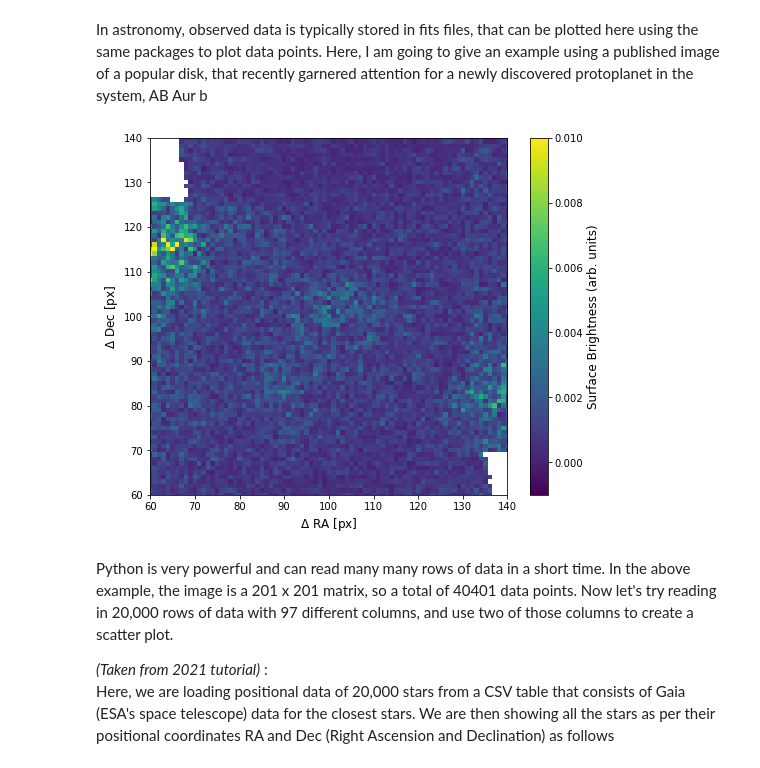
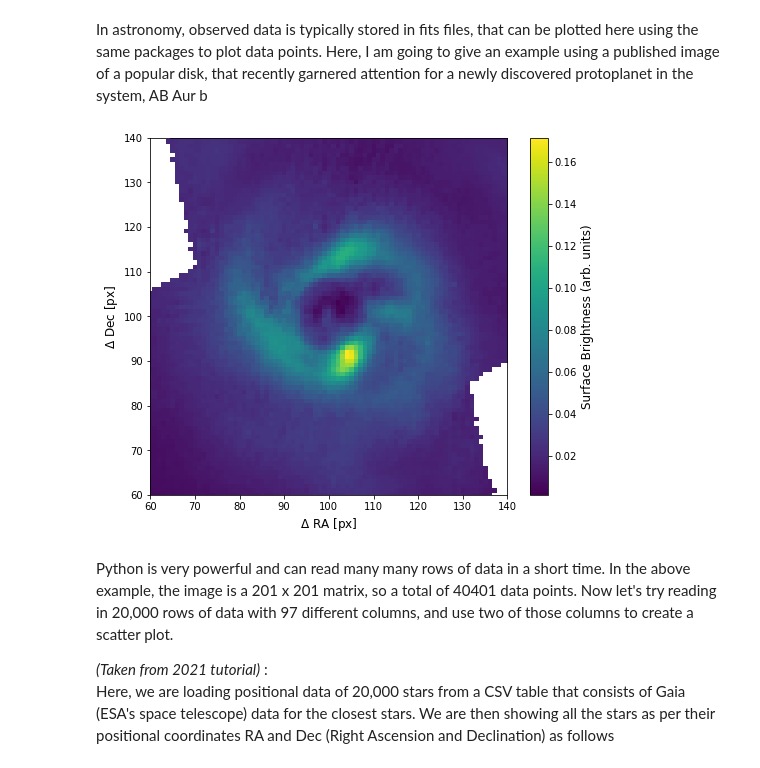
Before and after one commit to howardisaacson/Intro-to-Astro2022, a Jupyter notebook: Week1_Intro_unix_python/Python Tutorial.ipynb, the cells around one changed output. Drawn from its saved outputs; the diff is of its cells as text; code cells hidden in the pictures.

Commit message:
changed fits image

```diff
--- a/Week1_Intro_unix_python/Python Tutorial.ipynb
+++ b/Week1_Intro_unix_python/Python Tutorial.ipynb
@@ -85,16 +85,16 @@ img = fits.getdata(file_dir+img_name,ext=1)
 # %%
 # create a figure
 fig = plt.figure(figsize=(8,8))
 #plot in the figure
-image = plt.imshow(img, origin = 'lower', vmin=-0.001, vmax=0.01)
+image = plt.imshow(img, origin = 'lower')
 cbar = fig.colorbar(image,shrink=0.82)
 cbar.set_label('Surface Brightness (arb. units)', rotation=90,fontsize=12)
 plt.xlim([60,140])
 plt.ylim([60,140])
 plt.xlabel(r'$\Delta$ RA [px]',fontsize=12)
 plt.ylabel(r'$\Delta$ Dec [px]',fontsize=12);
 # %% [output]
-[figure, old version]
+[figure, new version]
 # %% [markdown]
 Python is very powerful and can read many many rows of data in a short time. In the above example, the image is a 201 x 201 matrix, so a total of 40401 data points. Now let's try reading in 20,000 rows of data with 97 different columns, and use two of those columns to create a scatter plot.
 
```
